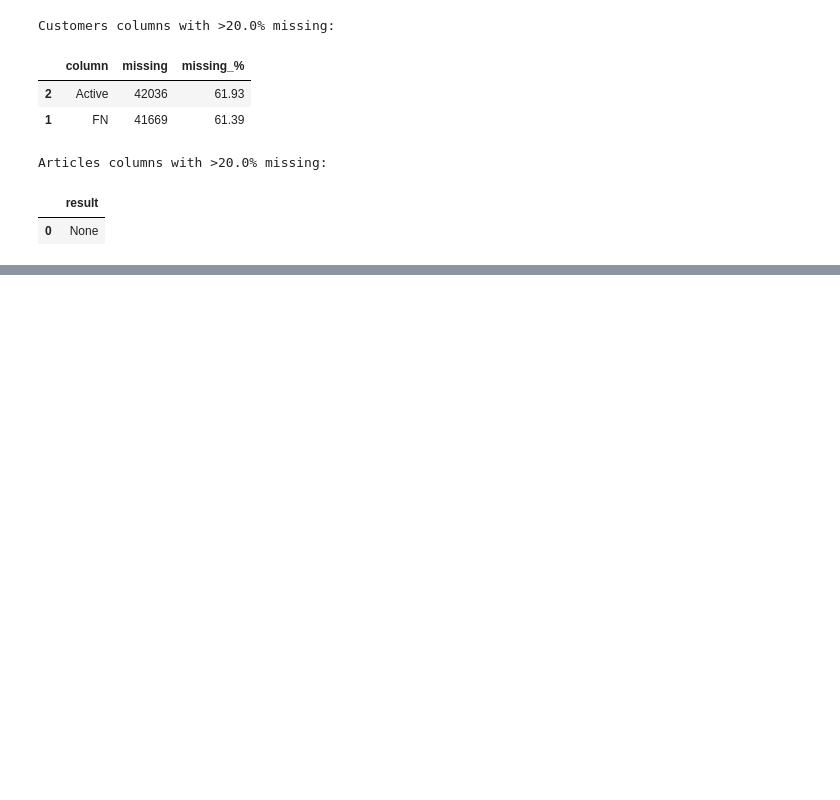
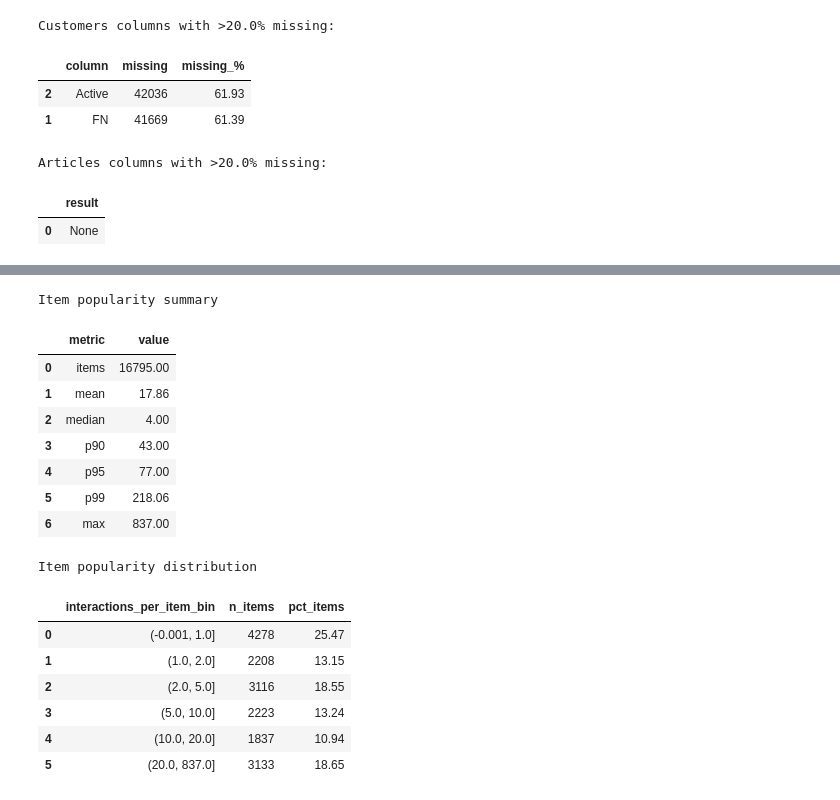
Before and after one commit to Chikire/Reco-Nova, a Jupyter notebook: notebooks/EDA_notebook.ipynb, the cells around one changed output, grey strips where cells are left out. Cells and saved outputs as stored; diff of their text form; code cells hidden in the pictures; blank space fills up the shorter version.

Commit message:
add  Behavior, Popularity, Sparsity, and Cold-Start Risk to EDA

```diff
--- a/notebooks/EDA_notebook.ipynb
+++ b/notebooks/EDA_notebook.ipynb
@@ -505,0 +571,56 @@ summary
+# %%
+# 2) Analyze item popularity distribution
+item_popularity = (
+    tx_sample.groupby("article_id").size().rename("n_interactions")
+)
+
+item_popularity_summary = pd.DataFrame(
+    {
+        "metric": ["items", "mean", "median", "p90", "p95", "p99", "max"],
+        "value": [
+            int(item_popularity.shape[0]),
+            round(float(item_popularity.mean()), 2),
+            round(float(item_popularity.median()), 2),
+            round(float(item_popularity.quantile(0.90)), 2),
+            round(float(item_popularity.quantile(0.95)), 2),
+            round(float(item_popularity.quantile(0.99)), 2),
+            int(item_popularity.max()),
+        ],
+    }
+)
+
+pop_bins = pd.cut(
+    item_popularity,
+    bins=[0, 1, 2, 5, 10, 20, item_popularity.max()],
+    include_lowest=True,
+)
+item_popularity_distribution = (
+    pop_bins.value_counts().sort_index().rename_axis("interactions_per_item_bin")
+    .reset_index(name="n_items")
+)
+item_popularity_distribution["pct_items"] = (
+    100 * item_popularity_distribution["n_items"] / item_popularity.shape[0]
+).round(2)
+
+print("Item popularity summary")
+display(item_popularity_summary)
+print("\nItem popularity distribution")
+display(item_popularity_distribution)
+# %% [output]
+Item popularity summary
+|  | metric | value |
+| 0 | items | 16795.00 |
+| 1 | mean | 17.86 |
+| 2 | median | 4.00 |
+| 3 | p90 | 43.00 |
+| 4 | p95 | 77.00 |
+| 5 | p99 | 218.06 |
+| 6 | max | 837.00 |
+Item popularity distribution
+|  | interactions_per_item_bin | n_items | pct_items |
+| 0 | (-0.001, 1.0] | 4278 | 25.47 |
+| 1 | (1.0, 2.0] | 2208 | 13.15 |
+| 2 | (2.0, 5.0] | 3116 | 18.55 |
+| 3 | (5.0, 10.0] | 2223 | 13.24 |
+| 4 | (10.0, 20.0] | 1837 | 10.94 |
+| 5 | (20.0, 837.0] | 3133 | 18.65 |
```
Also changed, not shown: parts of 8 cells of this notebook.
